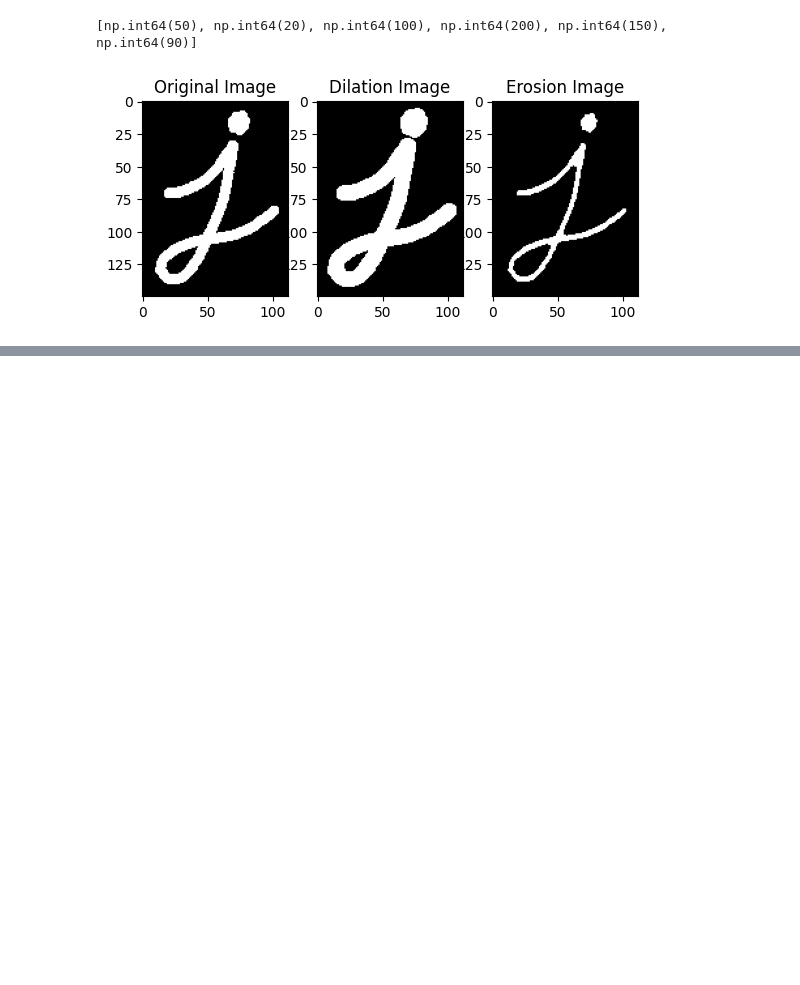
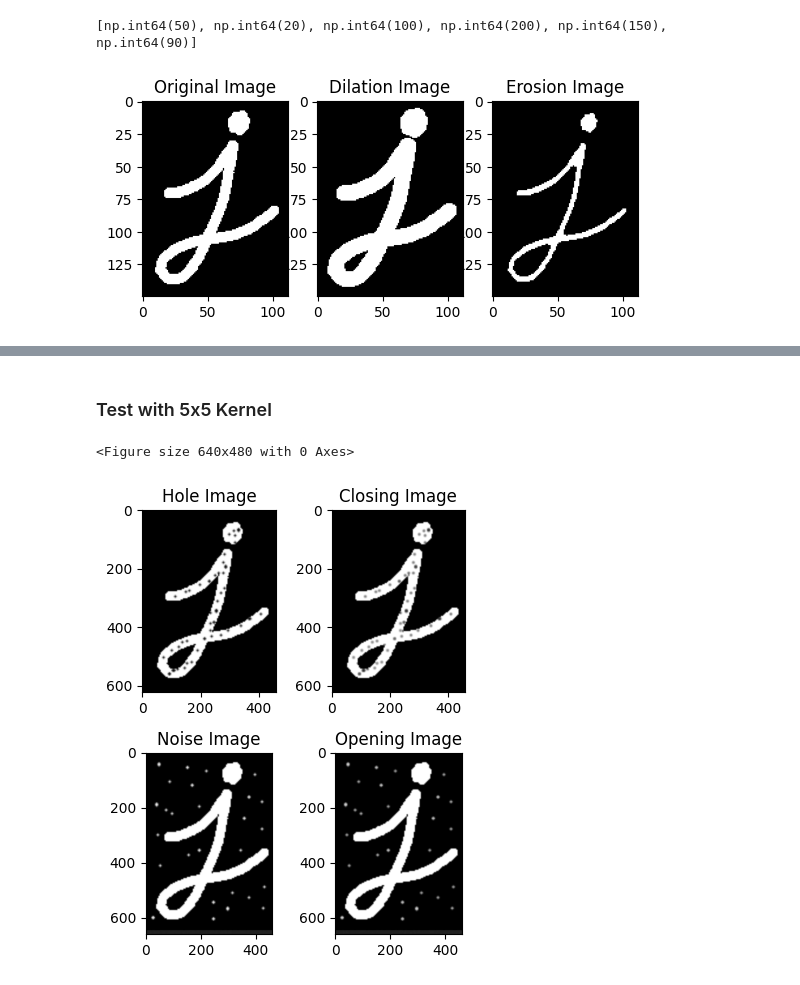
Before and after one commit to MathematicGuy/Machine-Learning-2024, a Jupyter notebook: Learn/ComputerVision/Morphological/morphological-operation.ipynb, the cells around one changed output, grey strips where cells are left out. Cells and saved outputs as stored; diff of their text form; code cells hidden in the pictures; blank space fills up the shorter version.

```diff
--- a/Learn/ComputerVision/Morphological/morphological-operation.ipynb
+++ b/Learn/ComputerVision/Morphological/morphological-operation.ipynb
@@ -197,0 +204,43 @@ plt.show()
+# %% [markdown]
+### Test with 5x5 Kernel
+# %%
+#? Good kernel for closing and openning
+openning_kernel = cv.getStructuringElement(cv.MORPH_ELLIPSE, (5,5))
+closing_kernel = np.ones((5,5), np.uint8)
+
+
+#? Openning
+erosion = morphological_operation(greyscale_noise_img, openning_kernel, 'erosion')
+dilation = morphological_operation(erosion, openning_kernel, 'dilation')
+openning = dilation
+
+#? Closing
+dilation = morphological_operation(greyscale_hole_img, closing_kernel, 'dilation')
+erosion = morphological_operation(dilation, closing_kernel, 'erosion')
+closing = erosion
+# %%
+plt.set_cmap('gray') # set cmap to all plot/subplot
+
+plt.figure(figsize=(4, 5))
+
+plt.subplot(2, 2, 1)
+plt.imshow(hole_img)
+plt.title('Hole Image')
+
+plt.subplot(2, 2, 2)
+plt.imshow(closing)
+plt.title('Closing Image')
+
+plt.subplot(2, 2, 3)
+plt.imshow(noise_img)
+plt.title('Noise Image')
+
+plt.subplot(2, 2, 4)
+plt.imshow(openning)
+plt.title('Opening Image')
+
+plt.tight_layout()
+plt.show()
+# %% [output]
+<Figure size 640x480 with 0 Axes>
+[figure, added]
```
Also changed, not shown: parts of 4 cells of this notebook, 16 other files.
